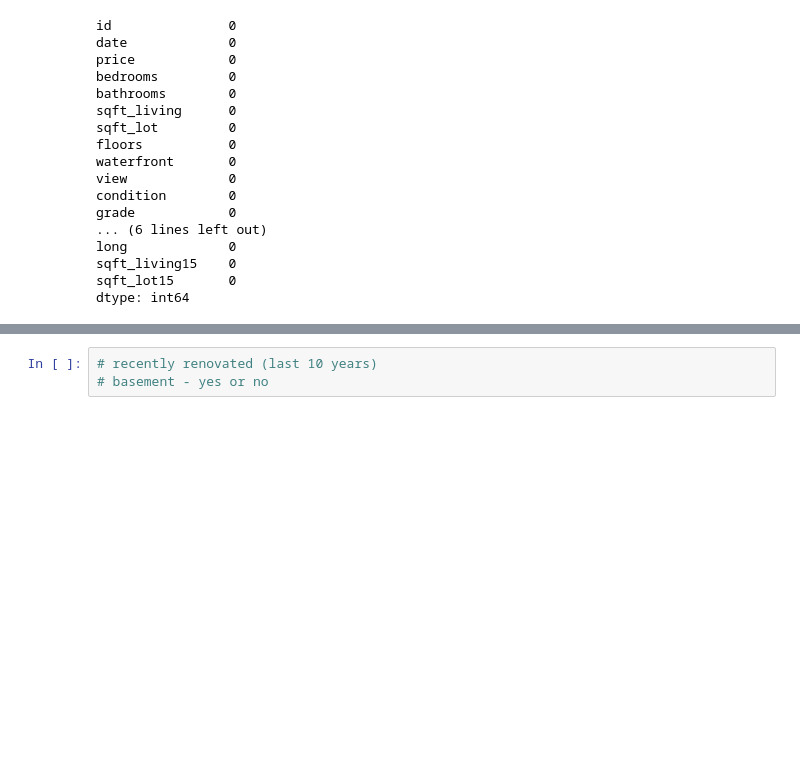
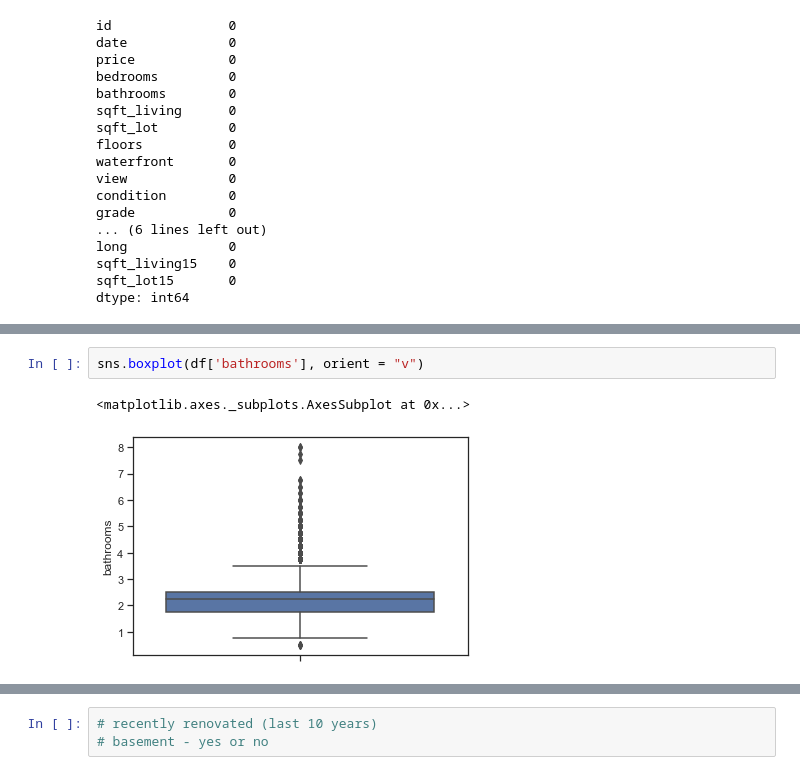
Before and after one commit to TaraRosen/kc_housing_pred, a Jupyter notebook: king_county_housing_predictions.ipynb, the cells around one changed output, grey strips where cells are left out. Saved outputs shown, nothing was run; the diff lists cells and outputs as text; blank space fills up the shorter version.

```diff
--- a/king_county_housing_predictions.ipynb
+++ b/king_county_housing_predictions.ipynb
@@ -166,0 +184,5 @@ dtype: int64
+# %%
+sns.boxplot(df['bathrooms'], orient = "v")
+# %% [output]
+<matplotlib.axes._subplots.AxesSubplot at 0x...>
+[figure, added]
```
Also changed, not shown: parts of 21 cells of this notebook.
